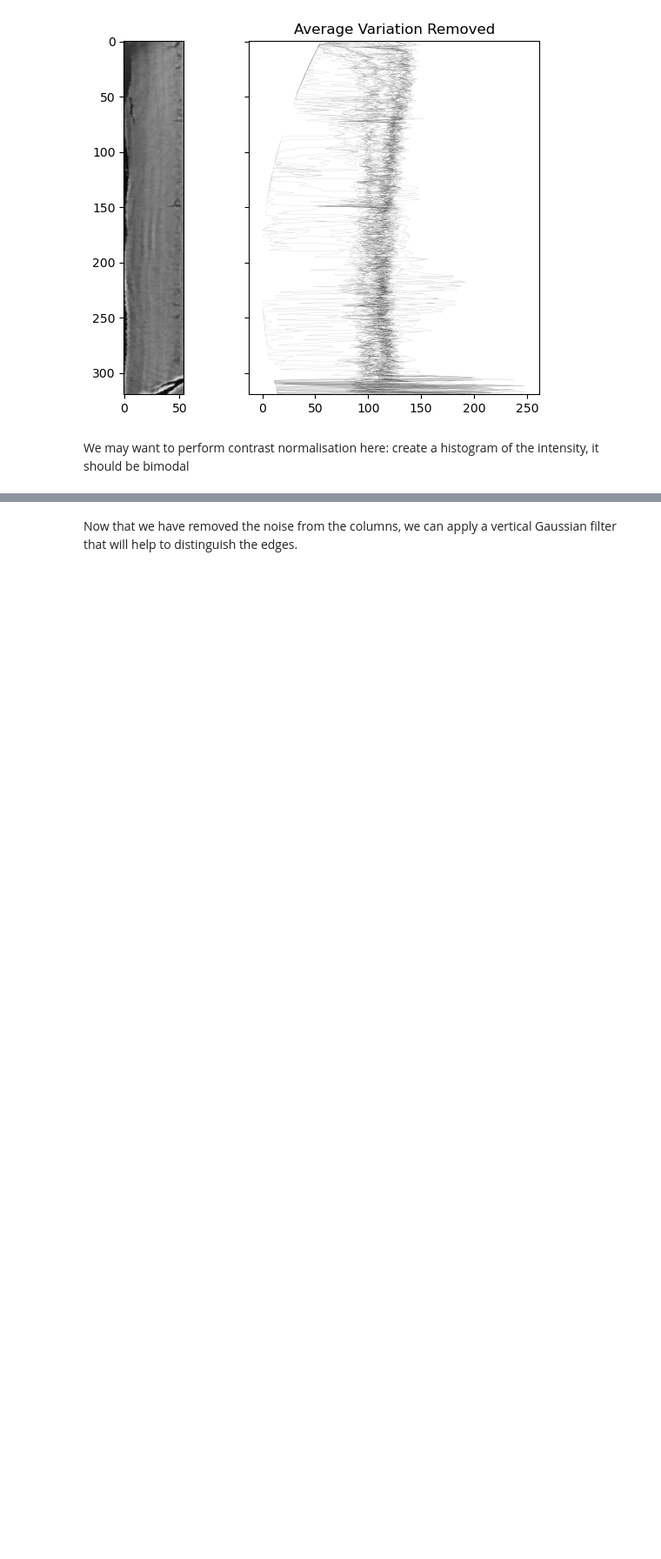
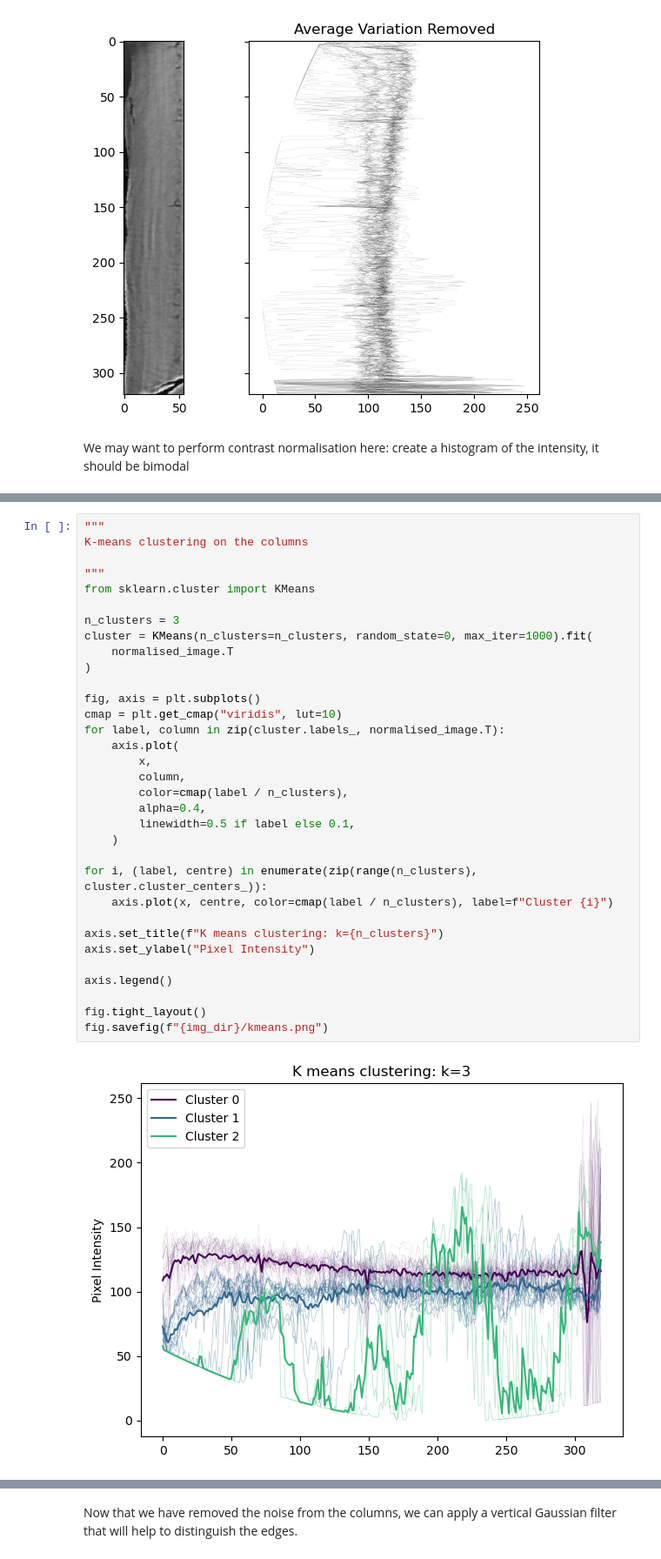
Before and after one commit to JGIBristol/cementum_imaging, a Jupyter notebook: isolate_increments.ipynb, the cells around one changed output, grey strips where cells are left out. Shown at 87% size. Cells and saved outputs as stored; diff of their text form; blank space fills up the shorter version.

Commit message:
try to isolate increments with k-means clustering, it didn't work

```diff
--- a/isolate_increments.ipynb
+++ b/isolate_increments.ipynb
@@ -194,0 +198,35 @@ _ = axis.hist(normalised_image.flat, bins=np.arange(256))
+# %%
+"""
+K-means clustering on the columns
+
+"""
+from sklearn.cluster import KMeans
+
+n_clusters = 3
+cluster = KMeans(n_clusters=n_clusters, random_state=0, max_iter=1000).fit(
+    normalised_image.T
+)
+
+fig, axis = plt.subplots()
+cmap = plt.get_cmap("viridis", lut=10)
+for label, column in zip(cluster.labels_, normalised_image.T):
+    axis.plot(
+        x,
+        column,
+        color=cmap(label / n_clusters),
+        alpha=0.4,
+        linewidth=0.5 if label else 0.1,
+    )
+
+for i, (label, centre) in enumerate(zip(range(n_clusters), cluster.cluster_centers_)):
+    axis.plot(x, centre, color=cmap(label / n_clusters), label=f"Cluster {i}")
+
+axis.set_title(f"K means clustering: k={n_clusters}")
+axis.set_ylabel("Pixel Intensity")
+
+axis.legend()
+
+fig.tight_layout()
+fig.savefig(f"{img_dir}/kmeans.png")
+# %% [output]
+[figure, added]
```
Also changed, not shown: parts of 2 cells of this notebook.
